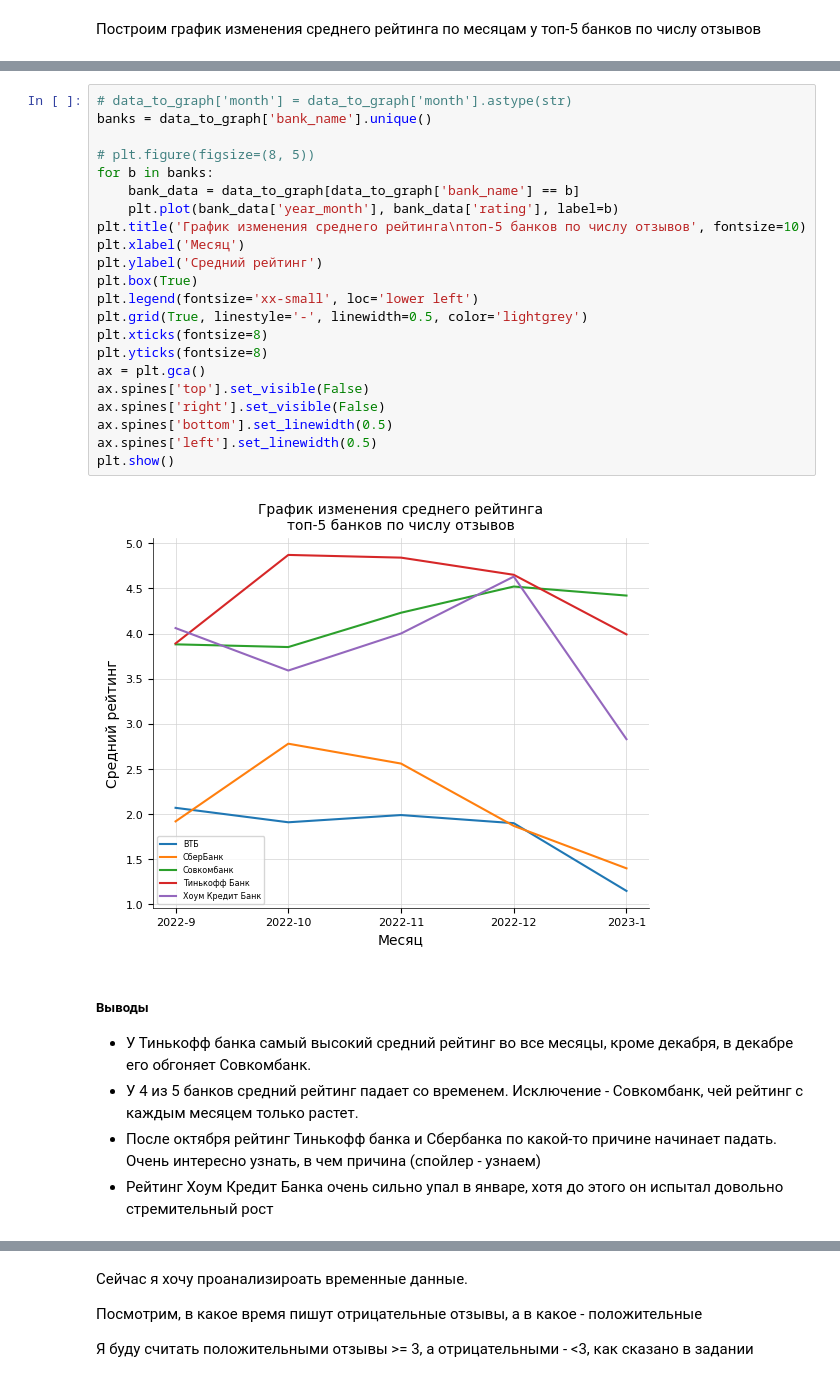
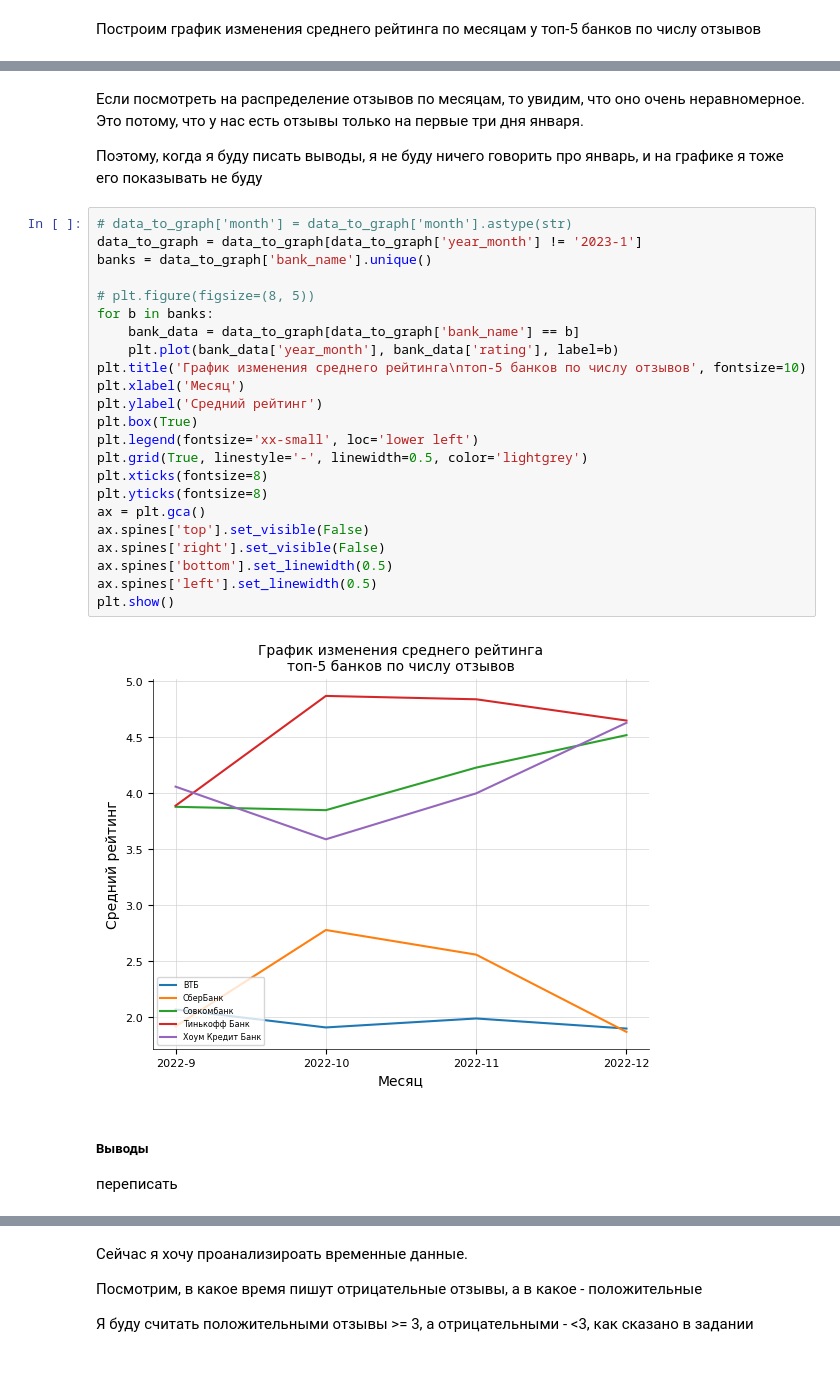
Before and after one commit to maykorablina/test-task-sber-ds-nlp, a Jupyter notebook: test_task.ipynb, the cells around one changed output, grey strips where cells are left out. Cells and saved outputs as stored; diff of their text form.

```diff
--- a/test_task.ipynb
+++ b/test_task.ipynb
@@ -166,32 +187,35 @@ data_to_graph
+# %% [markdown]
+Если посмотреть на распределение отзывов по месяцам, то увидим, что оно очень неравномерное.
+Это потому, что у нас есть отзывы только на первые три дня января.
+
+Поэтому, когда я буду писать выводы, я не буду ничего говорить про январь, и на графике я тоже его показывать не буду
 # %%
 # data_to_graph['month'] = data_to_graph['month'].astype(str)
+data_to_graph = data_to_graph[data_to_graph['year_month'] != '2023-1']
 banks = data_to_graph['bank_name'].unique()
 
 # plt.figure(figsize=(8, 5))
 for b in banks:
     bank_data = data_to_graph[data_to_graph['bank_name'] == b]
     plt.plot(bank_data['year_month'], bank_data['rating'], label=b)
 plt.title('График изменения среднего рейтинга\nтоп-5 банков по числу отзывов', fontsize=10)
 plt.xlabel('Месяц')
 plt.ylabel('Средний рейтинг')
 plt.box(True)
 plt.legend(fontsize='xx-small', loc='lower left')
 plt.grid(True, linestyle='-', linewidth=0.5, color='lightgrey')
 plt.xticks(fontsize=8)
 plt.yticks(fontsize=8)
 ax = plt.gca()
 ax.spines['top'].set_visible(False)
 ax.spines['right'].set_visible(False)
 ax.spines['bottom'].set_linewidth(0.5)
 ax.spines['left'].set_linewidth(0.5)
 plt.show()
 # %% [output]
-[figure, old version]
+[figure, new version]
 # %% [markdown]
 ##### Выводы
 
-- У Тинькофф банка самый высокий средний рейтинг во все месяцы, кроме декабря, в декабре его обгоняет Совкомбанк.
-- У 4 из 5 банков средний рейтинг падает со временем. Исключение - Совкомбанк, чей рейтинг с каждым месяцем только растет.
-- После октября рейтинг Тинькофф банка и Сбербанка по какой-то причине начинает падать. Очень интересно узнать, в чем причина (спойлер - узнаем)
-- Рейтинг Хоум Кредит Банка очень сильно упал в январе, хотя до этого он испытал довольно стремительный рост
+переписать
 # %% [markdown]
```
Also changed, not shown: parts of 38 cells of this notebook.
